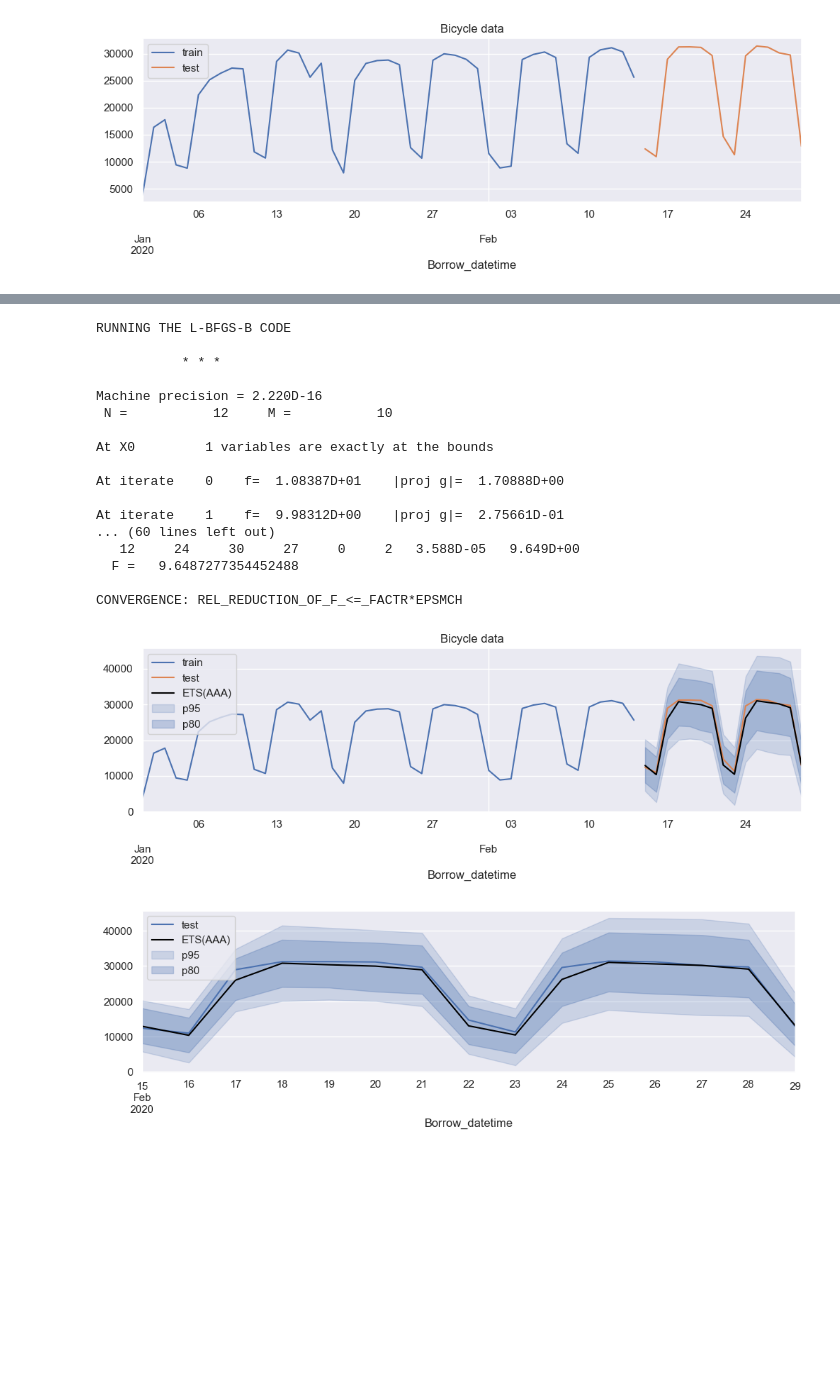
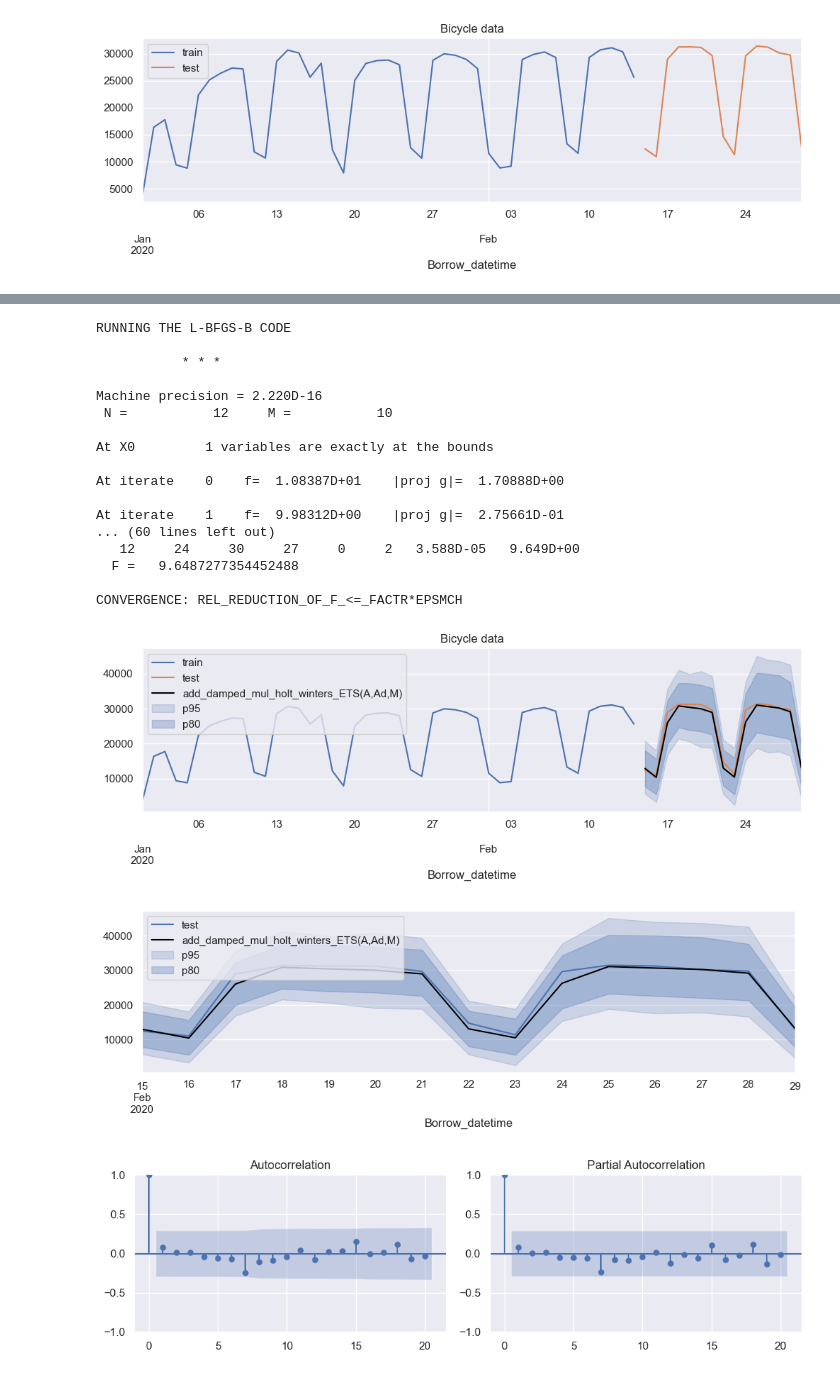
Before and after one commit to iamr0b0tx/getting-started-with-time-series-forcasting, a Jupyter notebook: main.ipynb, the cells around one changed output, grey strips where cells are left out. Cells and saved outputs as stored; diff of their text form; code cells hidden in the pictures; blank space fills up the shorter version.

````diff
--- a/main.ipynb
+++ b/main.ipynb
@@ -418,7 +447,7 @@ ETSModel(train, error="add", trend=None, seasonal="mul",  seasonal_period=7)
 ```
 # %%
 from statsmodels.tsa.exponential_smoothing.ets import ETSModel
-
+from statsmodels.graphics.gofplots import qqplot
 
 
 def run_ets(train_data, test_data, error, trend, seasonal, seasonal_periods, damped_trend, name):
@@ -442,7 +471,7 @@ def run_ets(train_data, test_data, error, trend, seasonal, seasonal_periods, dam
         test_data.plot(figsize=(12, 3), label="test")
 
         # plot predictions
-        ets_mean_predictions.plot(label="ETS(AAA)", color="black")
+        ets_mean_predictions.plot(label=name, color="black")
 
         plt.fill_between(
             test_data.index,
@@ -461,6 +490,16 @@ def run_ets(train_data, test_data, error, trend, seasonal, seasonal_periods, dam
         plt.legend(loc="upper left")
         plt.show()
 
-    return ets, ets_predictions
+    # another plot for the auto correlation function
+    acf_pacf_plot(train_data - ets.fittedvalues, lags=20)
+    plt.show()
+
+    # another plot for qqplot. test if its gaussian
+    fig, ax = plt.subplots(figsize=(8,5))
+    qqplot(train_data - ets.fittedvalues, fit=True, line="45", ax=ax)
+    sns.despine()
+    plt.show()
+
+    return ets, ets_predictions, ets_mean_predictions
 # %%
 # Additive Holt Winters: ETS(A,A,A)
@@ -547,28 +595,30 @@ CONVERGENCE: REL_REDUCTION_OF_F_<=_FACTR*EPSMCH
 # %%
 
 # Multiplicative Damped Holt Winters: ETS(A,Ad,M)
-ets_aadm, ets_aadm_predictions = run_ets(
+ets_aadm_name = "add_damped_mul_holt_winters_ETS(A,Ad,M)"
+ets_aadm, ets_aadm_predictions, ets_aadm_mean_predictions = run_ets(
     train, test,
     error="add", trend="add", seasonal="mul",  seasonal_periods=7, damped_trend=True,
-    name="add_damped_mul_holt_winters_ETS(A,Ad,M)"
+    name=ets_aadm_name
 )
 # %% [output]
 RUNNING THE L-BFGS-B CODE
 
            * * *
 
 Machine precision = 2.220D-16
  N =           12     M =           10
 
 At X0         1 variables are exactly at the bounds
 
 At iterate    0    f=  1.08387D+01    |proj g|=  1.70888D+00
 
 At iterate    1    f=  9.98312D+00    |proj g|=  2.75661D-01
 ... (60 lines left out)
    12     24     30     27     0     2   3.588D-05   9.649D+00
   F =   9.6487277354452488
 
 CONVERGENCE: REL_REDUCTION_OF_F_<=_FACTR*EPSMCH
-[figure, old version]
+[figure, new version]
-[figure, old version]
+[figure, new version]
+[figure, added]
````
Also changed, not shown: parts of 24 cells of this notebook.
